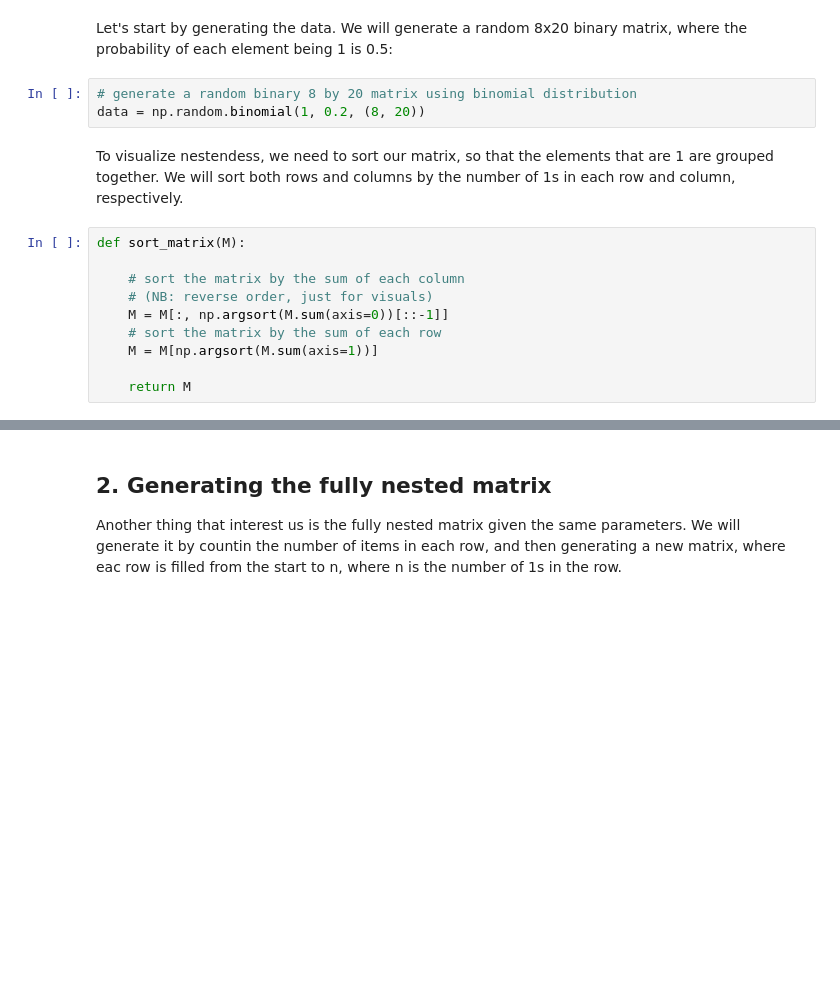
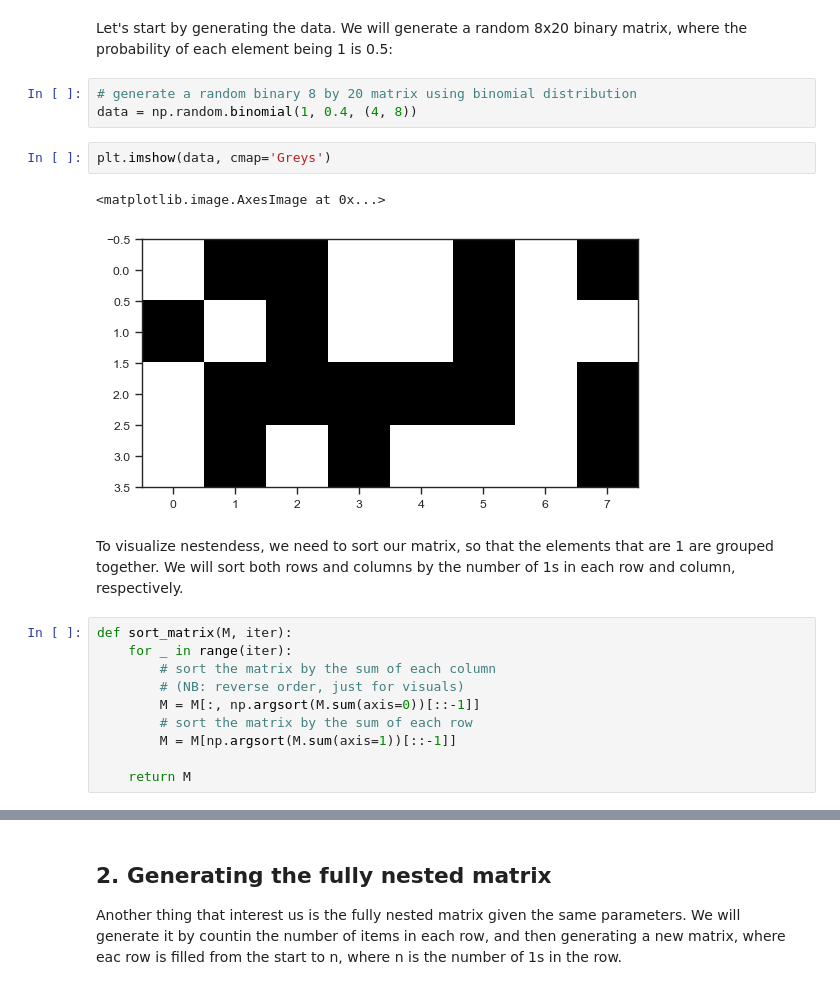
Before and after one commit to alexeykosh/2025-nestedness-project, a Jupyter notebook: nestendess-examples.ipynb, the cells around one changed output, grey strips where cells are left out. Cells and saved outputs as stored; diff of their text form; blank space fills up the shorter version.

```diff
--- a/nestendess-examples.ipynb
+++ b/nestendess-examples.ipynb
@@ -14,17 +14,22 @@ sns.set(context='paper', style='ticks',
 Let's start by generating the data. We will generate a random 8x20 binary matrix, where the probability of each element being 1 is 0.5:
 # %%
 # generate a random binary 8 by 20 matrix using binomial distribution
-data = np.random.binomial(1, 0.2, (8, 20))
+data = np.random.binomial(1, 0.4, (4, 8))
+# %%
+plt.imshow(data, cmap='Greys')
+# %% [output]
+<matplotlib.image.AxesImage at 0x...>
+[figure, added]
 # %% [markdown]
 To visualize nestendess, we need to sort our matrix, so that the elements that are 1 are grouped together. We will sort both rows and columns by the number of 1s in each row and column, respectively.
 # %%
-def sort_matrix(M):
-
-    # sort the matrix by the sum of each column
-    # (NB: reverse order, just for visuals)
-    M = M[:, np.argsort(M.sum(axis=0))[::-1]]
-    # sort the matrix by the sum of each row
-    M = M[np.argsort(M.sum(axis=1))]
+def sort_matrix(M, iter):
+    for _ in range(iter):
+        # sort the matrix by the sum of each column
+        # (NB: reverse order, just for visuals)
+        M = M[:, np.argsort(M.sum(axis=0))[::-1]]
+        # sort the matrix by the sum of each row
+        M = M[np.argsort(M.sum(axis=1))[::-1]]
 
     return M
 # %%
```
Also changed, not shown: parts of 11 cells of this notebook.
